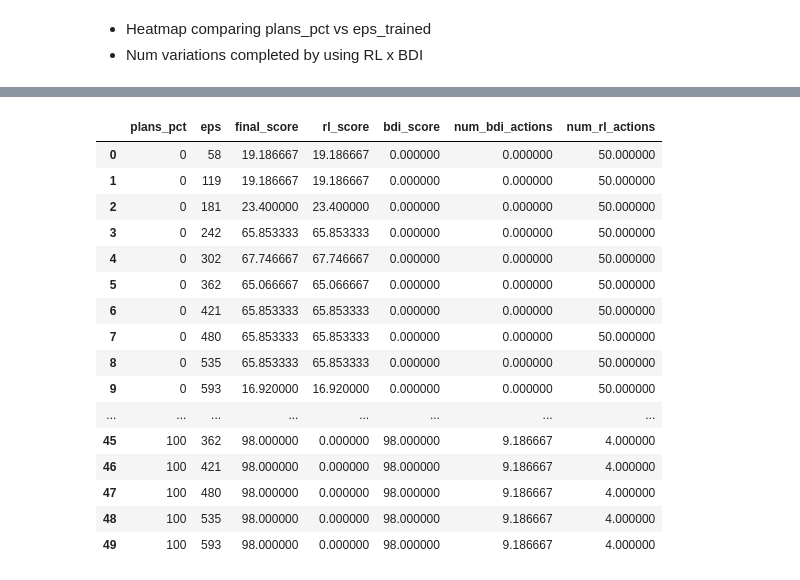
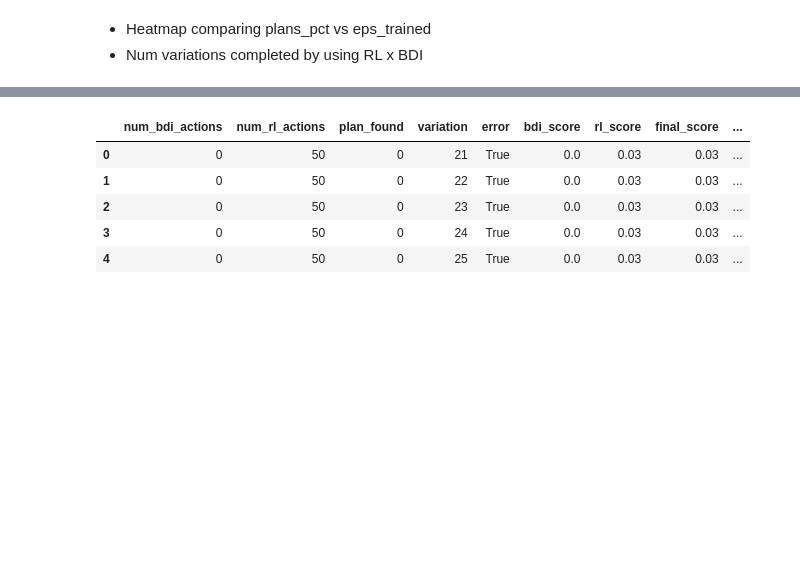
Before and after one commit to yukioichida/bdi-latent-space, a Jupyter notebook: notebooks/results_analysis.ipynb, the cells around one changed output, grey strips where cells are left out. Cells and saved outputs as stored; diff of their text form; code cells hidden in the pictures; blank space fills up the shorter version.

```diff
--- a/notebooks/results_analysis.ipynb
+++ b/notebooks/results_analysis.ipynb
@@ -30,0 +57,8 @@ Index(['num_bdi_actions', 'num_rl_actions', 'plan_found', 'variation', 'error',
+# %%
+results_df = pd.merge(results_df, plan_statistics, on=['plans_pct', 'task'])
+# get EPS with best rl_score
+eps_df = results_df.groupby(['task', 'eps']).agg({'rl_score': 'max'}).reset_index()
+eps_df = eps_df.sort_values(by=['rl_score', 'eps'], ascending=[False, True]).groupby(['task']).head(1)
+eps_df = eps_df.drop(columns=['rl_score'])
+display(eps_df)
+results_df.head()
@@ -50,22 +78,12 @@ results_df[['variation', 'plan_library_size', 'plans_pct']].drop_duplicates()
 # %%
-projected_cols = ['plans_pct', 'eps']
-aggregations = {'final_score': 'mean', 'rl_score': 'mean', 'bdi_score': 'mean', 'num_bdi_actions': 'mean', 'num_rl_actions': 'mean'}
-results_df.groupby(projected_cols).agg(aggregations).reset_index()
+projected_cols = ['task', 'plans_pct', 'eps', 'num_specific_plans']
+aggregations = {'variation':'count', 'final_score': 'mean', 'rl_score': 'mean', 'bdi_score': 'mean', 'num_bdi_actions': 'mean', 'num_rl_actions': 'mean'}
+filtered_results_df = pd.merge(results_df, eps_df, how='inner', on=['task', 'eps'])
+filtered_results_df.head()
 # %% [output]
-|  | plans_pct | eps | final_score | rl_score | bdi_score | num_bdi_actions | num_rl_actions |
-| 0 | 0 | 58 | 19.186667 | 19.186667 | 0.000000 | 0.000000 | 50.000000 |
-| 1 | 0 | 119 | 19.186667 | 19.186667 | 0.000000 | 0.000000 | 50.000000 |
-| 2 | 0 | 181 | 23.400000 | 23.400000 | 0.000000 | 0.000000 | 50.000000 |
-| 3 | 0 | 242 | 65.853333 | 65.853333 | 0.000000 | 0.000000 | 50.000000 |
-| 4 | 0 | 302 | 67.746667 | 67.746667 | 0.000000 | 0.000000 | 50.000000 |
-| 5 | 0 | 362 | 65.066667 | 65.066667 | 0.000000 | 0.000000 | 50.000000 |
-| 6 | 0 | 421 | 65.853333 | 65.853333 | 0.000000 | 0.000000 | 50.000000 |
-| 7 | 0 | 480 | 65.853333 | 65.853333 | 0.000000 | 0.000000 | 50.000000 |
-| 8 | 0 | 535 | 65.853333 | 65.853333 | 0.000000 | 0.000000 | 50.000000 |
-| 9 | 0 | 593 | 16.920000 | 16.920000 | 0.000000 | 0.000000 | 50.000000 |
-| ... | ... | ... | ... | ... | ... | ... | ... |
-| 45 | 100 | 362 | 98.000000 | 0.000000 | 98.000000 | 9.186667 | 4.000000 |
-| 46 | 100 | 421 | 98.000000 | 0.000000 | 98.000000 | 9.186667 | 4.000000 |
-| 47 | 100 | 480 | 98.000000 | 0.000000 | 98.000000 | 9.186667 | 4.000000 |
-| 48 | 100 | 535 | 98.000000 | 0.000000 | 98.000000 | 9.186667 | 4.000000 |
-| 49 | 100 | 593 | 98.000000 | 0.000000 | 98.000000 | 9.186667 | 4.000000 |
+|  | num_bdi_actions | num_rl_actions | plan_found | variation | error | bdi_score | rl_score | final_score | ... |
+| 0 | 0 | 50 | 0 | 21 | True | 0.0 | 0.03 | 0.03 | ... |
+| 1 | 0 | 50 | 0 | 22 | True | 0.0 | 0.03 | 0.03 | ... |
+| 2 | 0 | 50 | 0 | 23 | True | 0.0 | 0.03 | 0.03 | ... |
+| 3 | 0 | 50 | 0 | 24 | True | 0.0 | 0.03 | 0.03 | ... |
+| 4 | 0 | 50 | 0 | 25 | True | 0.0 | 0.03 | 0.03 | ... |
```
Also changed, not shown: parts of 13 cells of this notebook, 6 other files.
